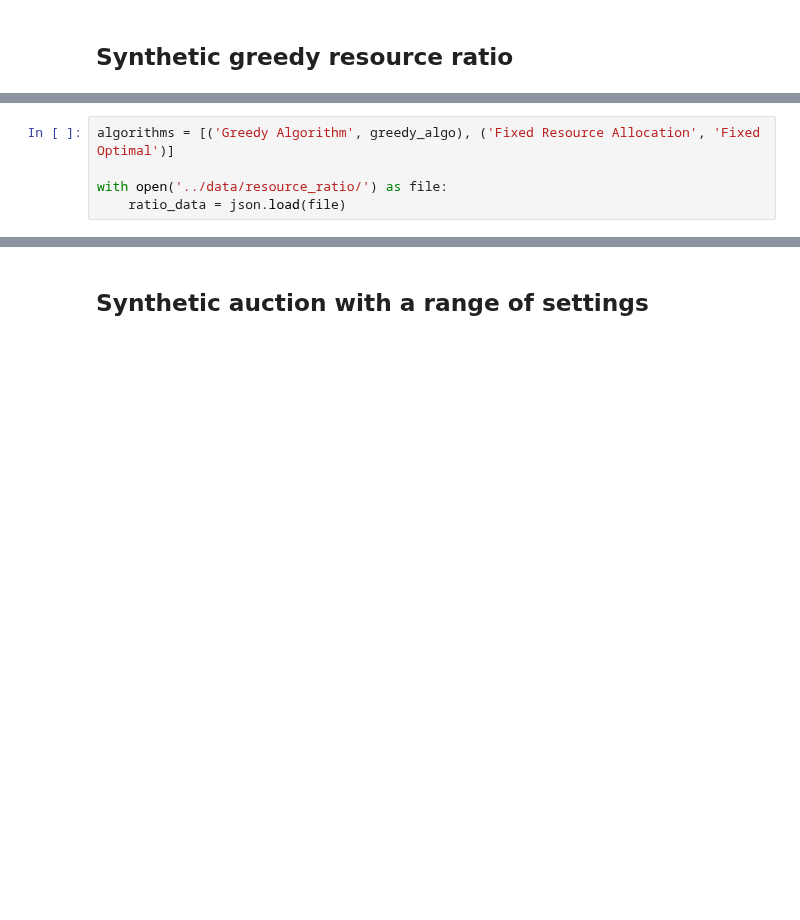
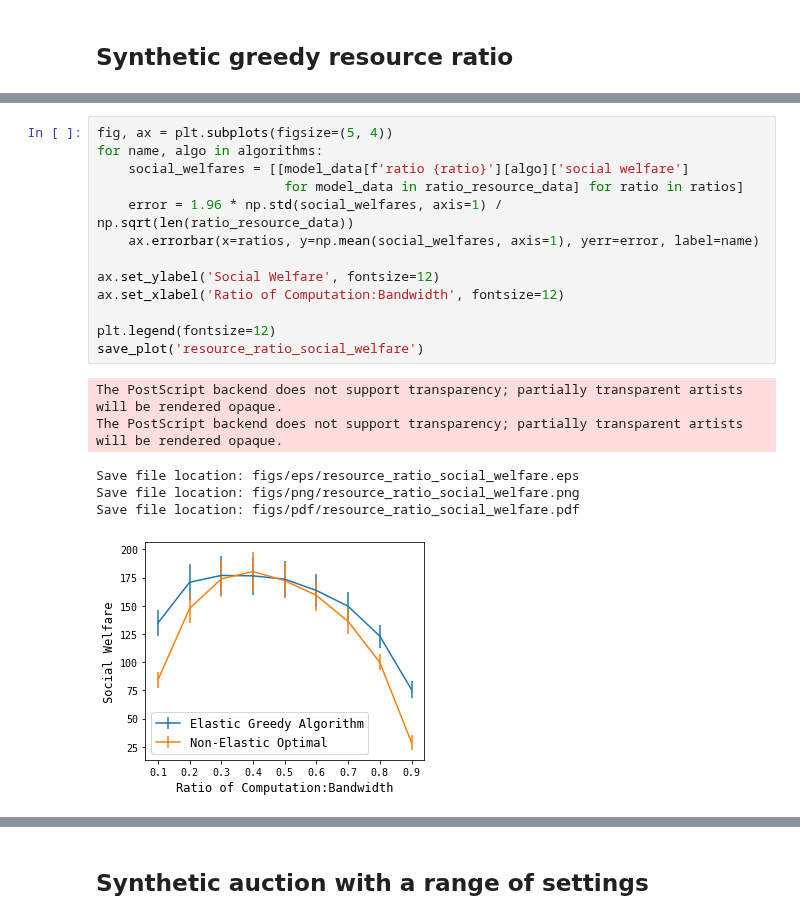
Before and after one commit to pseudo-rnd-thoughts/Elastic-Resource-Allocation, a Jupyter notebook: analysis/overall.ipynb, the cells around one changed output, grey strips where cells are left out. Cells and saved outputs as stored; diff of their text form; blank space fills up the shorter version.

```diff
--- a/analysis/overall.ipynb
+++ b/analysis/overall.ipynb
@@ -171,5 +122,0 @@ os.listdir('../data/resource_ratio')
-# %%
-algorithms = [('Greedy Algorithm', greedy_algo), ('Fixed Resource Allocation', 'Fixed Optimal')]
-
-with open('../data/resource_ratio/') as file:
-    ratio_data = json.load(file)
@@ -176 +135,21 @@ with open('../data/resource_ratio/') as file:
+# %%
+fig, ax = plt.subplots(figsize=(5, 4))
+for name, algo in algorithms:
+    social_welfares = [[model_data[f'ratio {ratio}'][algo]['social welfare']
+                        for model_data in ratio_resource_data] for ratio in ratios]
+    error = 1.96 * np.std(social_welfares, axis=1) / np.sqrt(len(ratio_resource_data))
+    ax.errorbar(x=ratios, y=np.mean(social_welfares, axis=1), yerr=error, label=name)
+
+ax.set_ylabel('Social Welfare', fontsize=12)
+ax.set_xlabel('Ratio of Computation:Bandwidth', fontsize=12)
+
+plt.legend(fontsize=12)
+save_plot('resource_ratio_social_welfare')
+# %% [output]
+The PostScript backend does not support transparency; partially transparent artists will be rendered opaque.
+The PostScript backend does not support transparency; partially transparent artists will be rendered opaque.
+Save file location: figs/eps/resource_ratio_social_welfare.eps
+Save file location: figs/png/resource_ratio_social_welfare.png
+Save file location: figs/pdf/resource_ratio_social_welfare.pdf
+[figure, added]
 # %%
```
Also changed, not shown: parts of 34 cells of this notebook, 41 other files.
